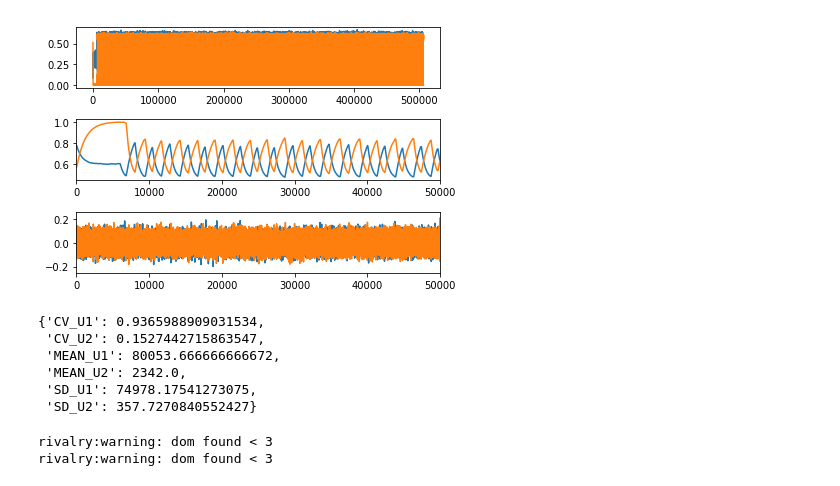
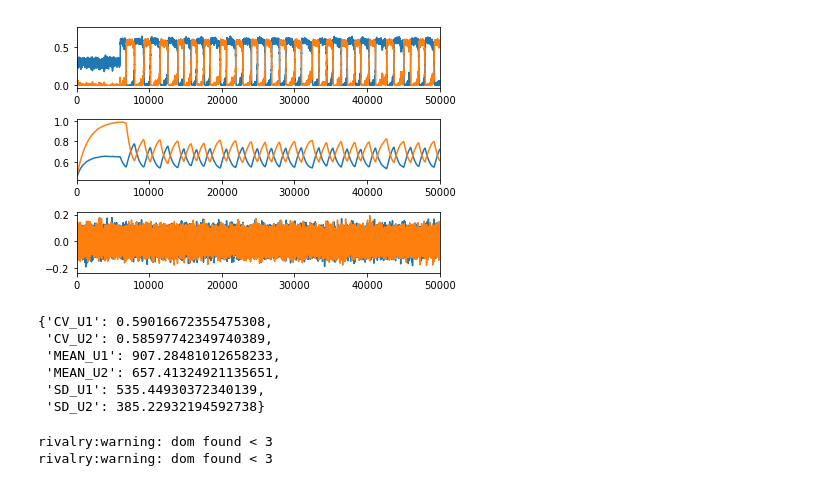
Before and after one commit to cjhough/model2.0, a Jupyter notebook: demodynamics.ipynb, the cells around one changed output. Cells and saved outputs as stored; diff of their text form; code cells hidden in the pictures.

```diff
--- a/demodynamics.ipynb
+++ b/demodynamics.ipynb
@@ -24,4 +24,4 @@ p['kb'] = 0.109369
 #ip.to_pickle('IP.pkl')
 #ip
 # %%
-p1 = pd.read_pickle('IP1.pkl')
+p2 = pd.read_pickle('IP2.pkl')
@@ -31,7 +45,7 @@ tpre=6000
 dt = 1
 # %%
 #unpack fixed parameters
-param = p1
+param = p2
 beta = param['beta']
 alpha = param['alpha']
 gamma = param['gamma']
@@ -104,15 +118,15 @@ while i < totaltime:
 # %%
 xmax=50000
 fig, axs = plt.subplots(3,1)
 axs[0].plot(t,u1,t,u2)
-#axs[0].set_xlim(100000,200000)
+axs[0].set_xlim(0,xmax)
 axs[1].plot(t,a1,t,a2)
 axs[1].set_xlim(0,xmax)
 axs[2].plot(t,z1,t,z2)
 axs[2].set_xlim(0,xmax)
 fig.tight_layout()
 # %% [output]
-[figure, old version]
+[figure, new version]
 # %%
 DOM1 = []
 DOM2 = []
@@ -138,12 +152,12 @@ FINAL_DATA['CV_U2'] = FINAL_DATA['SD_U2']/FINAL_DATA['MEAN_U2']
 # %%
 FINAL_DATA
 # %% [output]
-{'CV_U1': 0.9365988909031534,
- 'CV_U2': 0.1527442715863547,
- 'MEAN_U1': 80053.666666666672,
- 'MEAN_U2': 2342.0,
- 'SD_U1': 74978.17541273075,
- 'SD_U2': 357.7270840552427}
+{'CV_U1': 0.59016672355475308,
+ 'CV_U2': 0.58597742349740389,
+ 'MEAN_U1': 907.28481012658233,
+ 'MEAN_U2': 657.41324921135651,
+ 'SD_U1': 535.44930372340139,
+ 'SD_U2': 385.22932194592738}
 # %%
 import model as model
 # %%
```
Also changed, not shown: parts of 6 cells of this notebook, 16 other files.
